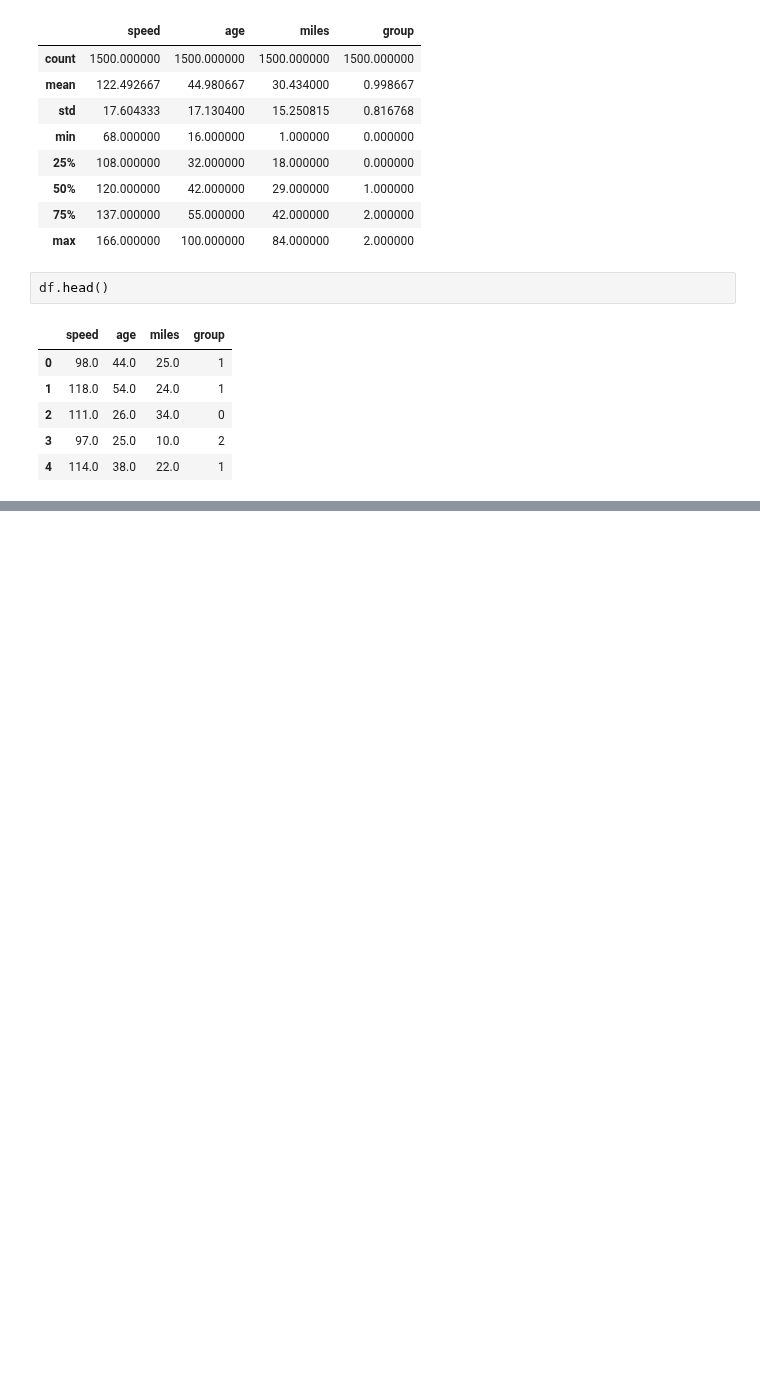
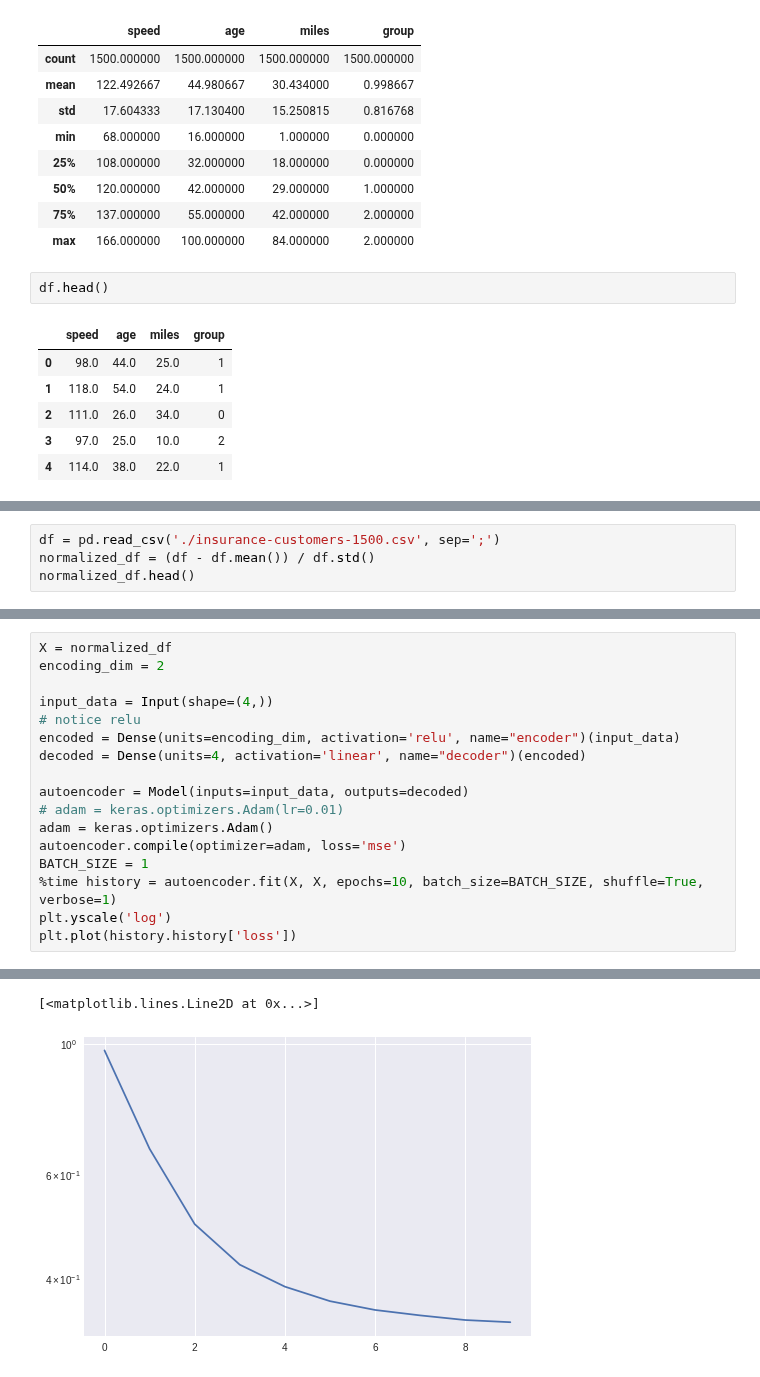
Before and after one commit to subodhchhabra/ai, a Jupyter notebook: notebooks/2019_tf/autoencoders_tabular.ipynb, the cells around one changed output, grey strips where cells are left out. Cells and saved outputs as stored; diff of their text form; blank space fills up the shorter version.

```diff
--- a/notebooks/2019_tf/autoencoders_tabular.ipynb
+++ b/notebooks/2019_tf/autoencoders_tabular.ipynb
@@ -605,0 +324,4 @@ pd.DataFrame(autoencoder.predict(samples))
+# %%
+df = pd.read_csv('./insurance-customers-1500.csv', sep=';')
+normalized_df = (df - df.mean()) / df.std()
+normalized_df.head()
@@ -605,0 +335,18 @@ pd.DataFrame(autoencoder.predict(samples))
+# %%
+X = normalized_df
+encoding_dim = 2
+
+input_data = Input(shape=(4,))
+# notice relu
+encoded = Dense(units=encoding_dim, activation='relu', name="encoder")(input_data)
+decoded = Dense(units=4, activation='linear', name="decoder")(encoded)
+
+autoencoder = Model(inputs=input_data, outputs=decoded)
+# adam = keras.optimizers.Adam(lr=0.01)
+adam = keras.optimizers.Adam()
+autoencoder.compile(optimizer=adam, loss='mse')
+BATCH_SIZE = 1
+%time history = autoencoder.fit(X, X, epochs=10, batch_size=BATCH_SIZE, shuffle=True, verbose=1)
+plt.yscale('log')
+plt.plot(history.history['loss'])
+# %% [output]
@@ -605,0 +370,2 @@ pd.DataFrame(autoencoder.predict(samples))
+[<matplotlib.lines.Line2D at 0x...>]
+[figure, added]
```
Also changed, not shown: parts of 90 cells of this notebook.
